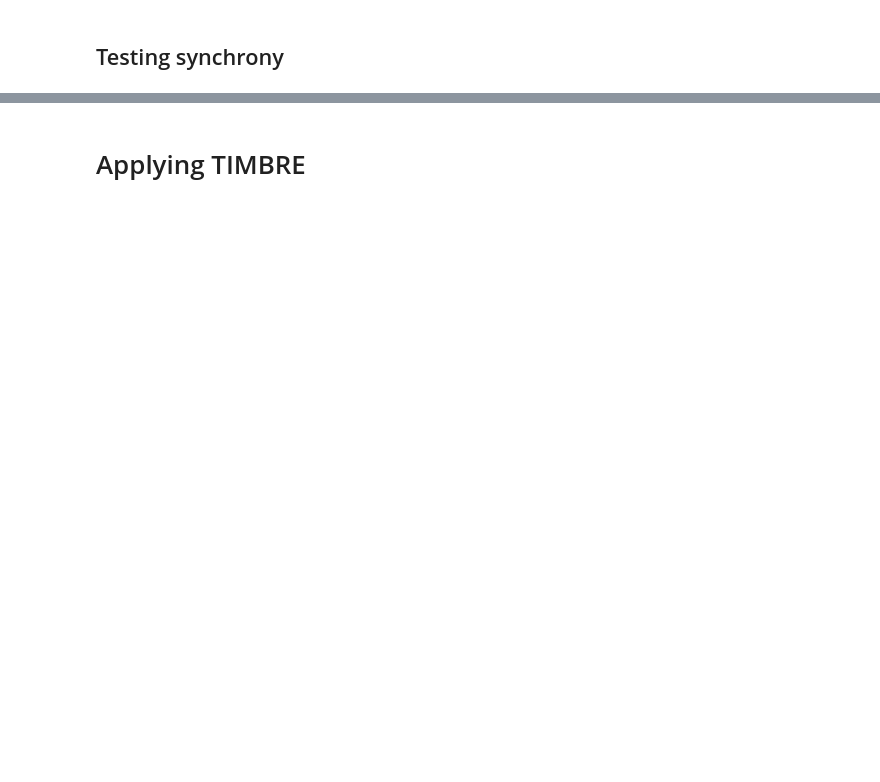
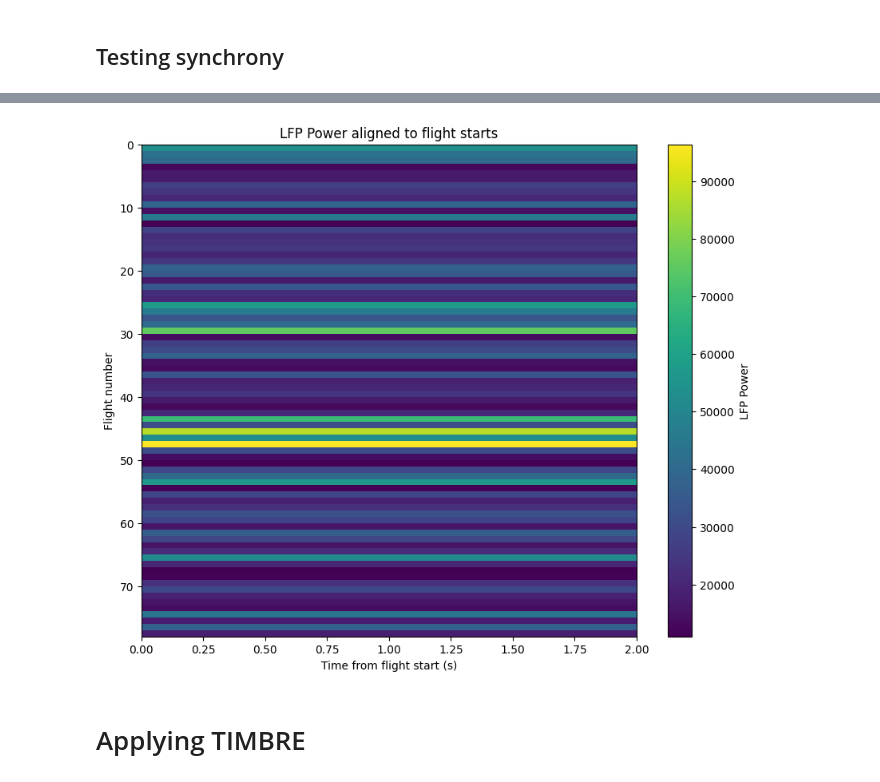
Before and after one commit to ben-toker/batTIMBRE, a Jupyter notebook: bat_TIMBRE.ipynb, the cells around one changed output, grey strips where cells are left out. Saved outputs shown, nothing was run; the diff lists cells and outputs as text; code cells hidden in the pictures; blank space fills up the shorter version.

```diff
--- a/bat_TIMBRE.ipynb
+++ b/bat_TIMBRE.ipynb
@@ -355,3 +283,61 @@ Maximum correlation occurs at lag: 1801.600 seconds
+# %%
+import numpy as np
+import matplotlib.pyplot as plt
+from scipy import signal
+# Assuming you have these variables:
+# session: your session object
+# LFPs: your LFP data
+# valid_indices: valid indices for your data
+# lfp_timestamps_decimated_bins: timestamps for LFP bins
+# pos_timestamps: timestamps for position data
+# sampling_rate: sampling rate of your LFP data (25 Hz as mentioned)
+
+sampling_rate = 25
+
+# Get flightLFP data
+flightLFP = tLFP
+
+# Parameters
+num_flights = len(np.unique(flightLFP[:, 0]))  # Number of unique flights
+max_flight_duration = 2  # seconds, adjust as needed
+time_bins = np.linspace(0, max_flight_duration, int(max_flight_duration * sampling_rate))
+
+# Create a 2D array to store power for each flight and time point
+power_array = np.zeros((num_flights, len(time_bins)))
+
+# Calculate power for each flight
+for flight_num in range(1, num_flights + 1):
+    flight_data = flightLFP[flightLFP[:, 0] == flight_num, 1:]  # LFP data for this flight
+
+    if len(flight_data) == 0:
+        continue
+
+    # Pad or truncate the flight data to match max_flight_duration
+    if len(flight_data) < len(time_bins):
+        flight_data = np.pad(flight_data, ((0, len(time_bins) - len(flight_data)), (0, 0)), mode='constant')
+    else:
+        flight_data = flight_data[:len(time_bins)]
+
+    # Calculate power (you might want to use a more sophisticated method)
+    freqs, times, power = signal.spectrogram(np.mean(flight_data, axis=1), fs=sampling_rate)
+
+    # Average power across frequencies
+    avg_power = np.mean(power, axis=0)
+
+    # Store in the array
+    power_array[flight_num - 1, :] = avg_power[:len(time_bins)]
+
+# Create the heat map
+plt.figure(figsize=(10, 8))
+plt.imshow(power_array, aspect='auto', cmap='viridis',
+           extent=[0, max_flight_duration, num_flights, 0])
+plt.colorbar(label='LFP Power')
+plt.xlabel('Time from flight start (s)')
+plt.ylabel('Flight number')
+plt.title('LFP Power aligned to flight starts')
+plt.show()
+# %% [output]
+[figure, added]
 # %% [markdown]
 # Applying TIMBRE
 # %%
```
Also changed, not shown: parts of 20 cells of this notebook, 3 other files.
